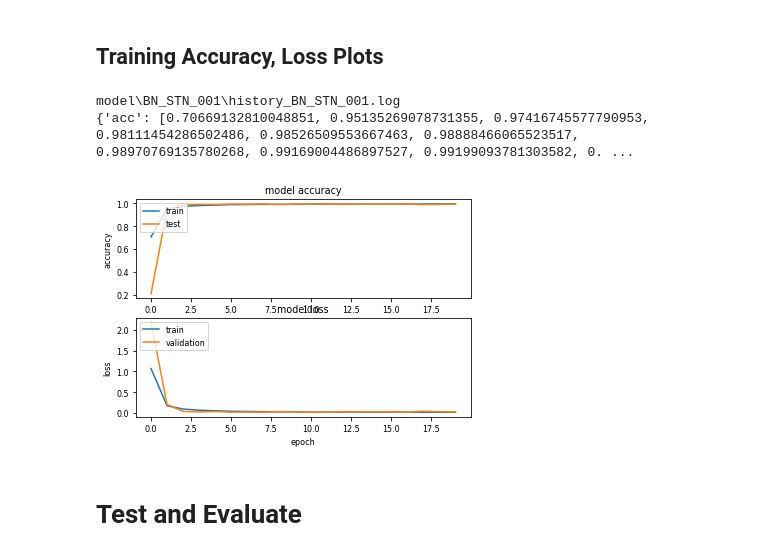
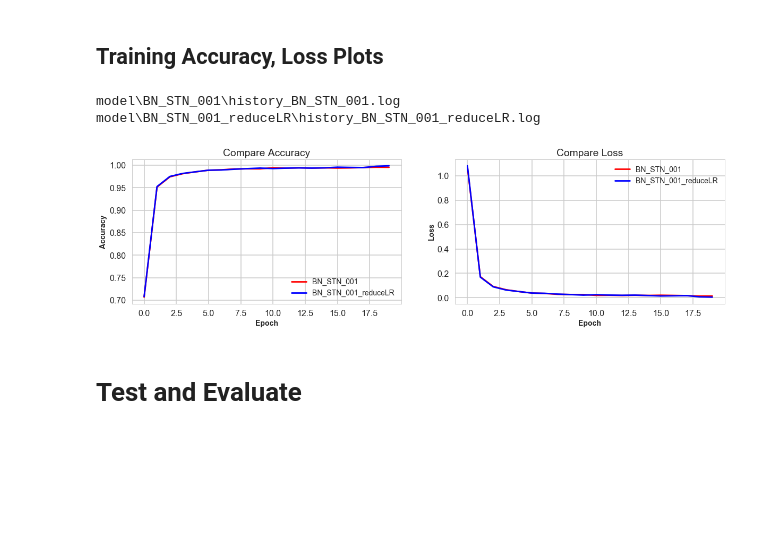
Before and after one commit to saritanavuluru/ML, a Jupyter notebook: capstone/KerasGTSB/Explore.ipynb, the cells around one changed output. Saved outputs shown, nothing was run; the diff lists cells and outputs as text; code cells hidden in the pictures; blank space fills up the shorter version.

Commit message:
train-val history plots

```diff
--- a/capstone/KerasGTSB/Explore.ipynb
+++ b/capstone/KerasGTSB/Explore.ipynb
@@ -789,41 +735,35 @@ Epoch 00010: early stopping
 KeyboardInterrupt:
 # %% [markdown]
 ## Training Accuracy, Loss Plots
-# %%
-label = "BN_STN_001"
-suffix = '.log'
-no_stn_his_f = os.path.join(params.model_dir,label,'history_'+label+suffix)
-print(no_stn_his_f)
-
-file = open(no_stn_his_f,'rb')
-model_history = pickle.load(file)
-file.close()
-
-print(model_history)
-
-plt.figure(1)
-plt.subplot(211)
-plt.plot(model_history['acc'])
-plt.plot(model_history['val_acc'])
-plt.title('model accuracy')
-plt.ylabel('accuracy')
-plt.xlabel('epoch')
-plt.legend(['train', 'test'], loc='upper left')
-
- # summarize history for loss
-
-plt.subplot(212)
-plt.plot(model_history['loss'])
-plt.plot(model_history['val_loss'])
-plt.title('model loss')
-plt.ylabel('loss')
-plt.xlabel('epoch')
-plt.legend(['train', 'validation'], loc='upper left')
-plt.show()
-# %% [output]
-model\BN_STN_001\history_BN_STN_001.log
-{'acc': [0.70669132810048851, 0.95135269078731355, 0.97416745577790953, 0.98111454286502486, 0.98526509553667463, 0.98888466065523517, 0.98970769135780268, 0.99169004486897527, 0.99199093781303582, 0. ...
-[figure, removed]
+# %%
+plotter=reload(plotter)
+label = "BN_STN_001"
+suffix = '.log'
+no_stn_his_f = os.path.join(params.model_dir,label,'history_'+label+suffix)
+print(no_stn_his_f)
+
+file = open(no_stn_his_f,'rb')
+history1 = pickle.load(file)
+file.close()
+#print(model_history)
+#plotter.plot_train_loss_accuracy(model_history)
+
+
+label = "BN_STN_001_reduceLR"
+suffix = '.log'
+no_stn_his_f = os.path.join(params.model_dir,label,'history_'+label+suffix)
+print(no_stn_his_f)
+
+file = open(no_stn_his_f,'rb')
+history2 = pickle.load(file)
+file.close()
+
+
+compare_train_loss_accuracy(history1, history2, "BN_STN_001","BN_STN_001_reduceLR")
+# %% [output]
+model\BN_STN_001\history_BN_STN_001.log
+model\BN_STN_001_reduceLR\history_BN_STN_001_reduceLR.log
+[figure, added]
 # %% [markdown]
 # Test and Evaluate
 # %%
```
Also changed, not shown: parts of 17 cells of this notebook, 1 other file.
